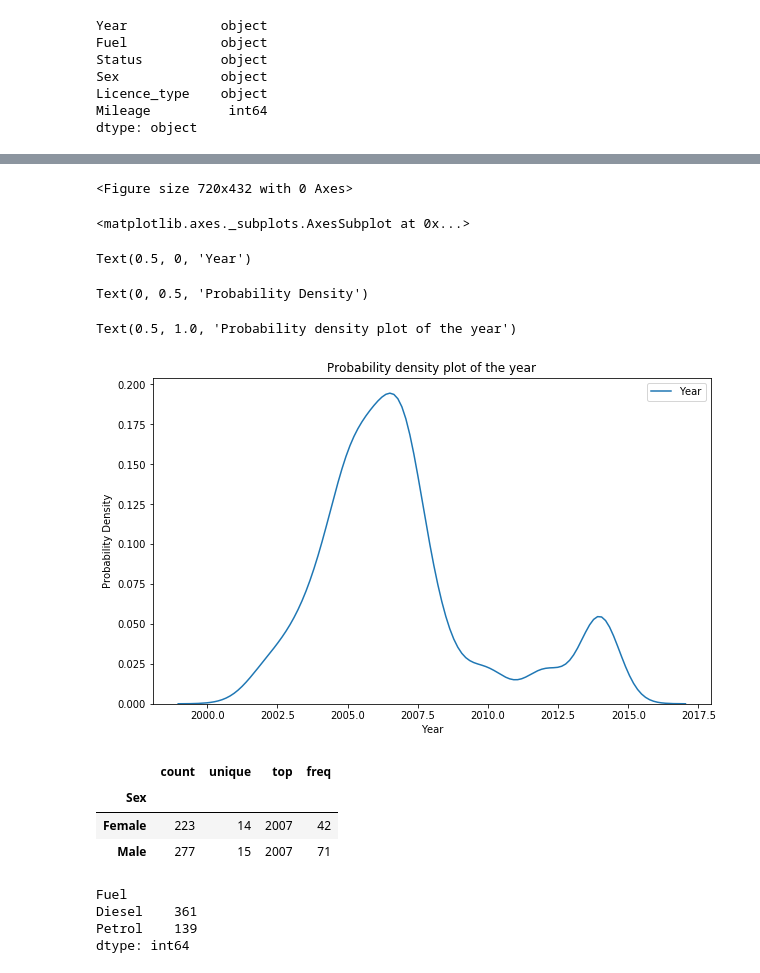
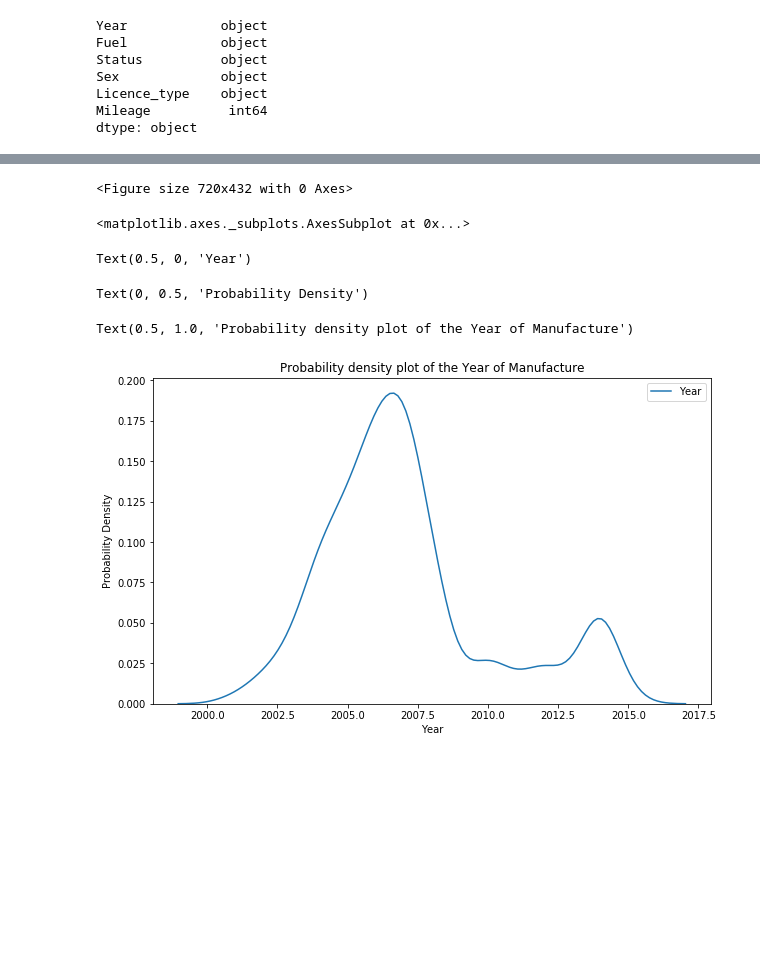
Before and after one commit to bexiturley/Programming-for-Data-Analysis-Project-2019, a Jupyter notebook: begin again.ipynb, the cells around one changed output, grey strips where cells are left out. Saved outputs shown, nothing was run; the diff lists cells and outputs as text; code cells hidden in the pictures; blank space fills up the shorter version.

Commit message:
graphs

```diff
--- a/begin again.ipynb
+++ b/begin again.ipynb
@@ -536,0 +523,3 @@ Text(0, 0.5, 'No. of Units')
+# %%
+# Change datatype of year from object to integer so I can plot it. https://www.ritchieng.com/pandas-changing-datatype/
+df5["Year"] = df5.Year.astype(int)
@@ -537,35 +554,16 @@ Text(0, 0.5, 'No. of Units')
 # %%
 
 # A KDE plot is a lot like a histogram, it estimates the probability density of a continuous variable.
 plt.figure(figsize=(10,6))
 sns.kdeplot(df5['Year'], label='Year')
 plt.xlabel('Year')
 plt.ylabel('Probability Density')
-plt.title('Probability density plot of the year')
+plt.title('Probability density plot of the Year of Manufacture')
 plt.show()
 # %% [output]
 <Figure size 720x432 with 0 Axes>
 <matplotlib.axes._subplots.AxesSubplot at 0x...>
 Text(0.5, 0, 'Year')
 Text(0, 0.5, 'Probability Density')
-Text(0.5, 1.0, 'Probability density plot of the year')
+Text(0.5, 1.0, 'Probability density plot of the Year of Manufacture')
-[figure, old version]
+[figure, new version]
-# %%
-# Count refers to the number of valid values within the table.  They total to 500 so there are none missing.
-df5.groupby(by="Sex")["Year"].describe()
-# %% [output]
-|  | count | unique | top | freq |
-| Sex |  |  |  |  |
-| Female | 223 | 14 | 2007 | 42 |
-| Male | 277 | 15 | 2007 | 71 |
-# %%
-# Average year of the sample
-
-df5.groupby(by="Fuel").size()
-
-#2007 had the most amount of cars registered
-# %% [output]
-Fuel
-Diesel    361
-Petrol    139
-dtype: int64
```
Also changed, not shown: parts of 26 cells of this notebook.
